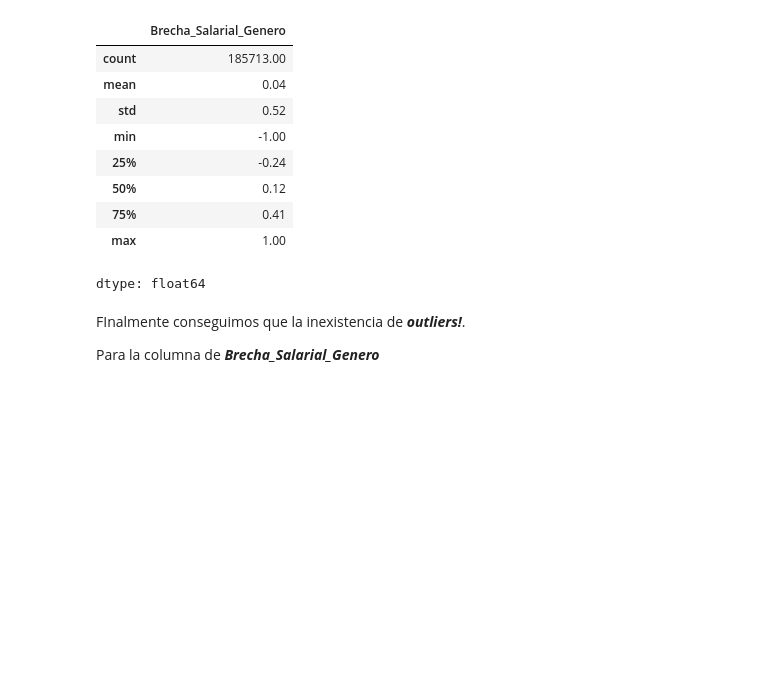
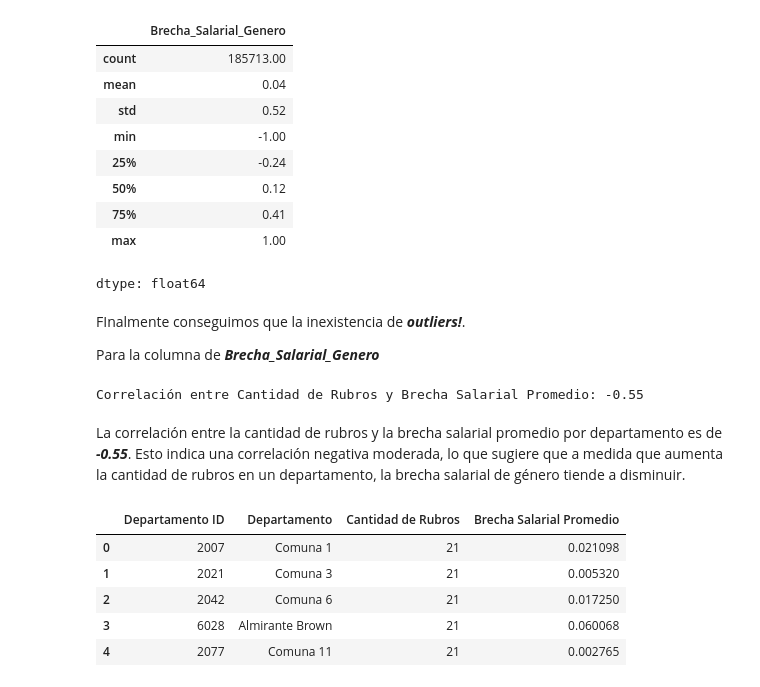
Before and after one commit to tost1n/Tp-laboratorio, a Jupyter notebook: Tp.ipynb, the cells around one changed output. Saved outputs shown, nothing was run; the diff lists cells and outputs as text; code cells hidden in the pictures; blank space fills up the shorter version.

```diff
--- a/Tp.ipynb
+++ b/Tp.ipynb
@@ -701,3 +678,31 @@ dtype: float64
 FInalmente conseguimos que la inexistencia de ***outliers!***.
 
  Para la columna de ***Brecha_Salarial_Genero***
+# %%
+groupby_brecha_salarial = (
+  DF_Con_brecha.groupby(['departamento_id', 'departamento'])['Brecha_Salarial_Genero']
+    .mean()
+    .reset_index()
+)
+
+groupby_brecha_salarial.columns = ['Departamento ID', 'Departamento', 'Brecha Salarial Promedio']
+
+# Combinar con la tabla groupby_rubros existente
+Prom_Brecha_salarial = pd.merge(groupby_rubros, groupby_brecha_salarial[['Departamento ID', 'Brecha Salarial Promedio']], on='Departamento ID', how='left')
+
+correlacion_Rubros_y_BSP = Prom_Brecha_salarial['Cantidad de Rubros'].corr(Prom_Brecha_salarial['Brecha Salarial Promedio'])
+
+print(f"Correlación entre Cantidad de Rubros y Brecha Salarial Promedio: { correlacion_Rubros_y_BSP:.2f}")
+# %% [output]
+Correlación entre Cantidad de Rubros y Brecha Salarial Promedio: -0.55
+# %% [markdown]
+La correlación entre la cantidad de rubros y la brecha salarial promedio por departamento es de ***-0.55***. Esto indica una correlación negativa moderada, lo que sugiere que a medida que aumenta la cantidad de rubros en un departamento, la brecha salarial de género tiende a disminuir.
+# %%
+Prom_Brecha_salarial.head()
+# %% [output]
+|  | Departamento ID | Departamento | Cantidad de Rubros | Brecha Salarial Promedio |
+| 0 | 2007 | Comuna 1 | 21 | 0.021098 |
+| 1 | 2021 | Comuna 3 | 21 | 0.005320 |
+| 2 | 2042 | Comuna 6 | 21 | 0.017250 |
+| 3 | 6028 | Almirante Brown | 21 | 0.060068 |
+| 4 | 2077 | Comuna 11 | 21 | 0.002765 |
```
Also changed, not shown: parts of 7 cells of this notebook.
